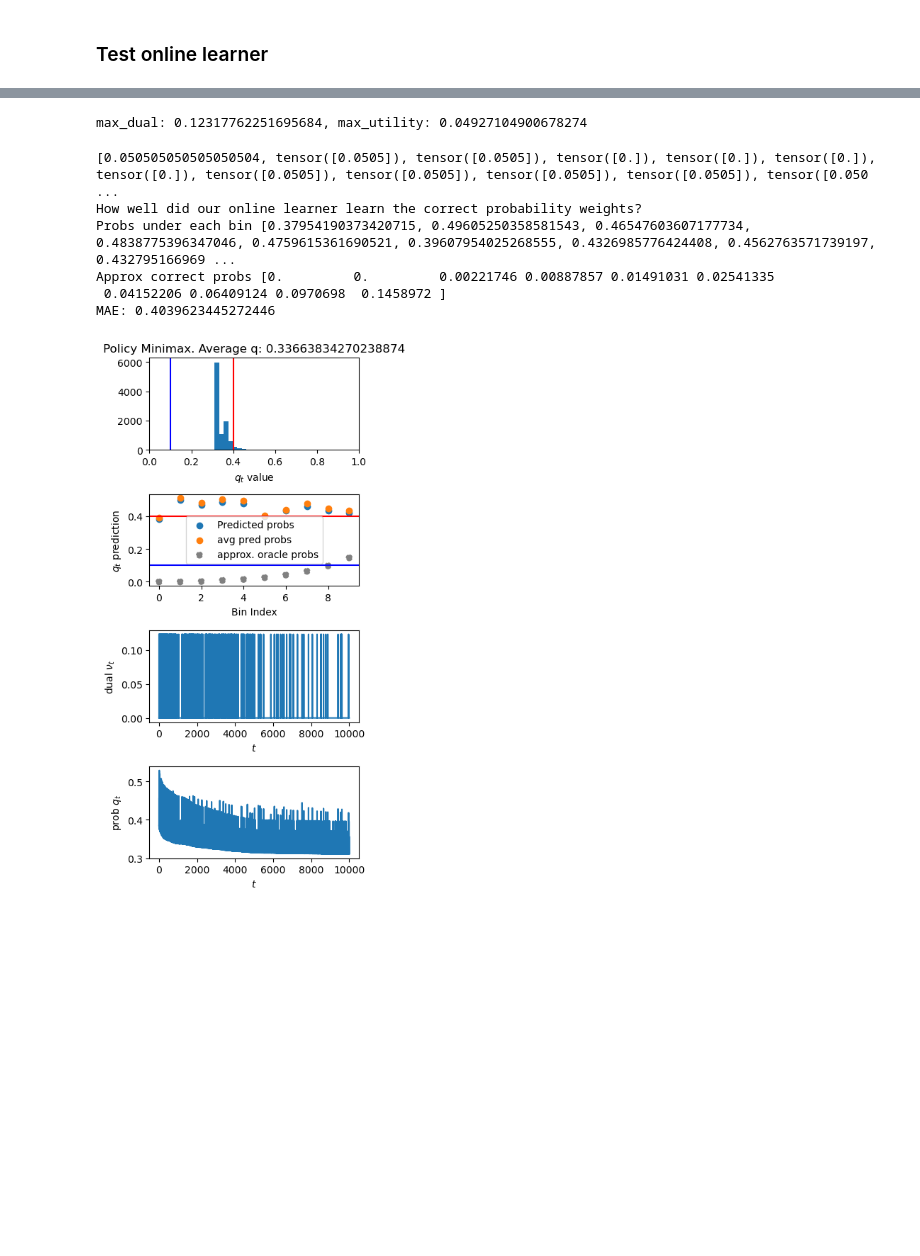
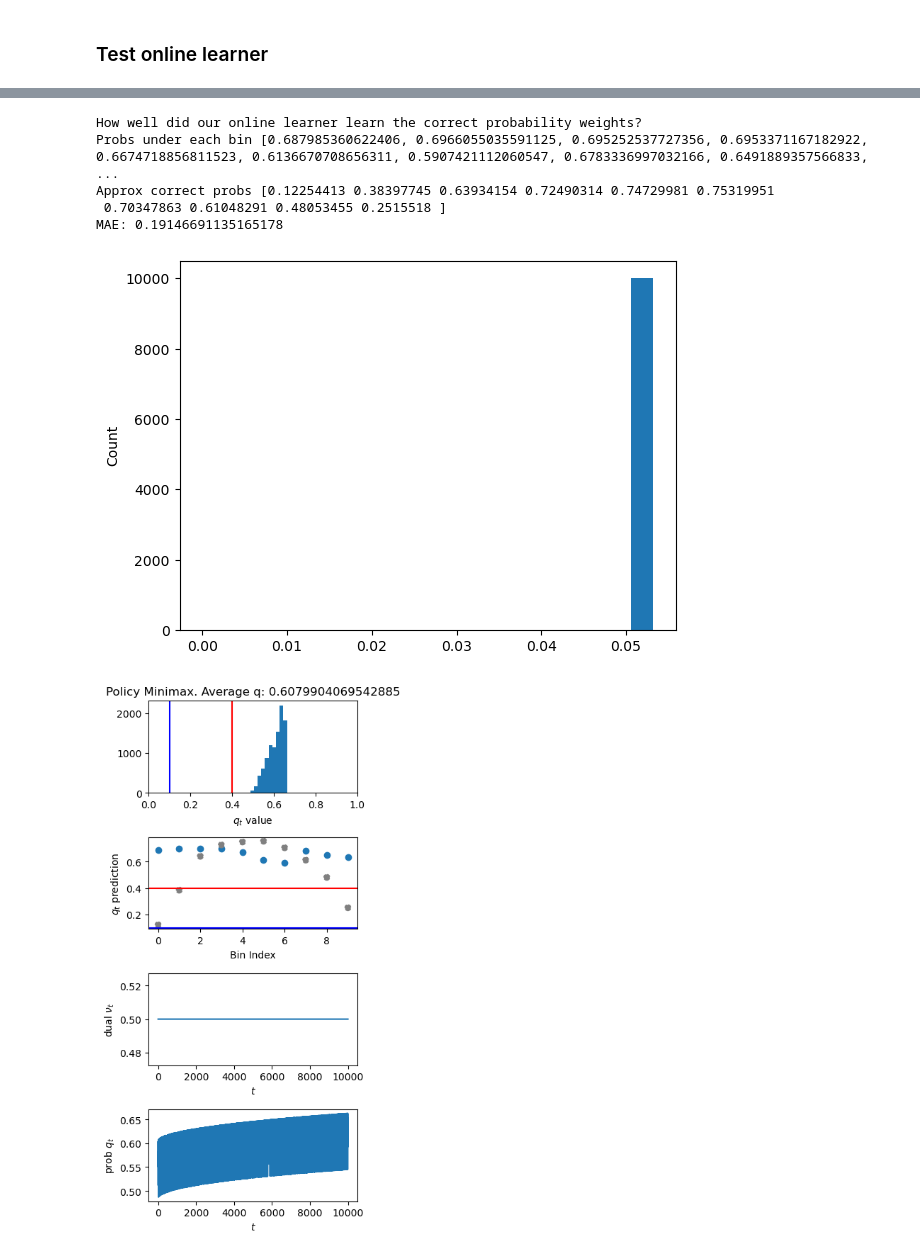
Before and after one commit to neilzxu/active-rcps, a Jupyter notebook: risk_control.ipynb, the cells around one changed output, grey strips where cells are left out. Saved outputs shown, nothing was run; the diff lists cells and outputs as text; code cells hidden in the pictures; blank space fills up the shorter version.

Commit message:
update to nb to have correct bining
updates to wealth loss

buggy

```diff
--- a/risk_control.ipynb
+++ b/risk_control.ipynb
@@ -638,7 +640,7 @@ class OnlineLogisticRegression(object):
     def predict(self, x):
         import torch
         feature, label = x
-        pred = self.regressor.predict(feature).squeeze(0)
+        pred = self.regressor(feature).squeeze(0)
         return pred, self.cons_fn(x, pred).item()
 
     def update(self, x, pred, dual):
@@ -699,6 +697,7 @@ single_beta = 0.1
 # %%
-def debug_policy(name, qs, budget, dual_v_hist, \
+def debug_policy(name, q_min, qs, budget, dual_v_hist, \
                  best_bin_probs, model_bin_probs=None, avg_bin_probs=None, lr_model=None, optimal_weights=None):
+    """Debugging function to plot the resulting labeling policy"""
     fig, axes=plt.subplots(nrows=4, ncols=1, figsize=(4, 8))
 
     print("How well did our online learner learn the correct probability weights?")
@@ -717,7 +716,7 @@ def debug_policy(name, qs, budget, dual_v_hist, \
     axes[1].set_xlabel('Bin Index'), axes[1].set_ylabel('$q_t$ prediction')
     axes[1].axhline(budget, color='red')
     axes[1].axhline(q_min, color='blue')
-    axes[1].legend()
+    # axes[1].legend()
 
 
 
@@ -740,7 +739,7 @@ def get_bin_probs(torch_model, d=10):
     for i in range(d):
         one_hot_x = torch.zeros(size=(d,))
         one_hot_x[i] = 1
-        bin_prob = q_min + (1 - q_min) * torch_model.predict(one_hot_x.float())
+        bin_prob = q_min + (1 - q_min) * torch_model(one_hot_x.float())
         bin_probs.append(bin_prob.detach().item())
     return bin_probs
 # %%
@@ -778,8 +801,8 @@ rng = np.random.default_rng(seed=322)
 def true_prob_fn(x):
     return
 
-test_features = bin_features(test_X, true_coef, true_bias, score_fn=lambda x: learned_model.predict_proba(x)[:, 1], \
-                             beta=test_beta, d=10)
+test_features = bin_features(test_X, true_coef, true_bias, d=10)#, score_fn=lambda x: learned_model.predict_proba(x)[:, 1], \
+                             #beta=test_beta, d=10)
 lr_model = LogisticRegressor(in_features=d, out_features=1)
 
 def rho(x, beta):
@@ -793,7 +816,7 @@ def rho(x, beta):
 lam_max = 0.5 * (1 / (1 / q_min - theta))
 lam_list = [lam_max]
 xisum, xisum_sq = (0, 0)
-theta = 0.4
+theta = 0.6
 
 def oracle_obj_fn(x, pred):
     feature, (score, y) = x
@@ -801,24 +824,22 @@ def oracle_obj_fn(x, pred):
     no_pred = (1 - pred) * torch.log1p(lam_list[-1] * (theta - torch.tensor(0.)))
     xi = (theta - loss / pred)
     is_pred = pred * torch.log1p(lam_list[-1] * xi)
-#    print('loss', loss, 'pred', pred, 'no_pred', no_pred, 'is_pred', is_pred, 'xi', xi)
-
     wealth = no_pred + is_pred
     return wealth
-
 
 def obj_fn(x, pred):
     feature, (score, y) = x
     loss = rho(x, test_beta)
     wealth = torch.log1p(lam_list[-1] * (theta - loss / pred))
-    return -1 * wealth.detach() * torch.log(pred) + wealth
+
+    return wealth.detach() * torch.log(pred) + wealth
+    #return wealth
 def cons_fn(x, pred):
     return budget - pred
 
 def opt_fn(x):
-    lr_init = 0.1
-    opt = torch.optim.Adagrad(x, lr=lr_init)
-    scheduler = torch.optim.lr_scheduler.LambdaLR(opt, lr_lambda=lambda t:lr_init * np.sqrt(1000) * ((t + 1000)**(-0.5)))
+    opt = torch.optim.Adagrad(x, lr=.001)
+    # scheduler = torch.optim.lr_scheduler.LambdaLR(opt, lr_lambda=lambda t: 1)
     class NewOpt:
         def step(self, **kwargs):
             opt.step(**kwargs)
@@ -829,9 +850,7 @@ def opt_fn(x):
     # return torch.optim.Adagrad(x, lr=lr_init)
     return opt
 primal_player = OnlineLogisticRegression(regressor=lr_model, obj_fn=oracle_obj_fn, cons_fn=cons_fn, opt_fn=opt_fn)
-max_utility = np.log1p(lam_max)
-max_dual = max_utility / budget
-print(f'max_dual: {max_dual}, max_utility: {max_utility}')
+max_dual = 0.5
 dual_player = BestResponse(max_dual=max_dual)
 #dual_player = BeTheLeader(max_dual=max_dual)
 
@@ -841,7 +860,7 @@ dual_vars = []
 bin_probs = []
 for x, score, y in zip(test_features, learned_prob[:, 1], test_Y):
     torch_x = torch.tensor(x).float()
-    q = lr_model.predict(torch_x)
+    q = lr_model(torch_x)
     qs.append(q.item())
     try:
         did_label = rng.binomial(1, q.detach().numpy())
@@ -859,6 +878,4 @@ for x, score, y in zip(test_features, learned_prob[:, 1], test_Y):
     xisum += xi.detach()
     xisum_sq += torch.square(xi).detach()
     lam_list.append(np.clip(xisum / (xisum + xisum_sq), 0, lam_max))
-    bin_probs.append(get_bin_probs(lr_model).copy())
+    # bin_probs.append(get_bin_probs(lr_model).copy())
-# %% [output]
-max_dual: 0.12317762251695684, max_utility: 0.04927104900678274
@@ -867,13 +882,14 @@ avg_bin_probs = np.array(np.mean(bin_probs, axis=0))
 # %%
 get_bin_probs(lr_model)
-print(lam_list[:30])
+fig, ax = plt.figure(), plt.gca()
+ax.hist(np.array([lam_list[0]] + [x.item() for x in lam_list[1:]]), bins=20)
 
-debug_policy('Minimax', qs, budget, dual_vars, approx_best_bin_probs, model_bin_probs=get_bin_probs(lr_model), avg_bin_probs=avg_bin_probs)
+debug_policy('Minimax', q_min, qs, budget, dual_vars, approx_best_bin_probs, model_bin_probs=get_bin_probs(lr_model))#, avg_bin_probs=avg_bin_probs)
 # %% [output]
-[0.050505050505050504, tensor([0.0505]), tensor([0.0505]), tensor([0.]), tensor([0.]), tensor([0.]), tensor([0.]), tensor([0.0505]), tensor([0.0505]), tensor([0.0505]), tensor([0.0505]), tensor([0.050 ...
 How well did our online learner learn the correct probability weights?
-Probs under each bin [0.37954190373420715, 0.49605250358581543, 0.46547603607177734, 0.4838775396347046, 0.4759615361690521, 0.39607954025268555, 0.4326985776424408, 0.4562763571739197, 0.432795166969 ...
-Approx correct probs [0.         0.         0.00221746 0.00887857 0.01491031 0.02541335
- 0.04152206 0.06409124 0.0970698  0.1458972 ]
-MAE: 0.4039623445272446
+Probs under each bin [0.687985360622406, 0.6966055035591125, 0.695252537727356, 0.6953371167182922, 0.6674718856811523, 0.6136670708656311, 0.5907421112060547, 0.6783336997032166, 0.6491889357566833,  ...
+Approx correct probs [0.12254413 0.38397745 0.63934154 0.72490314 0.74729981 0.75319951
+ 0.70347863 0.61048291 0.48053455 0.2515518 ]
+MAE: 0.19146691135165178
-[figure, old version]
+[figure, new version]
+[figure, added]
```
Also changed, not shown: parts of 14 cells of this notebook, 1 other file.
